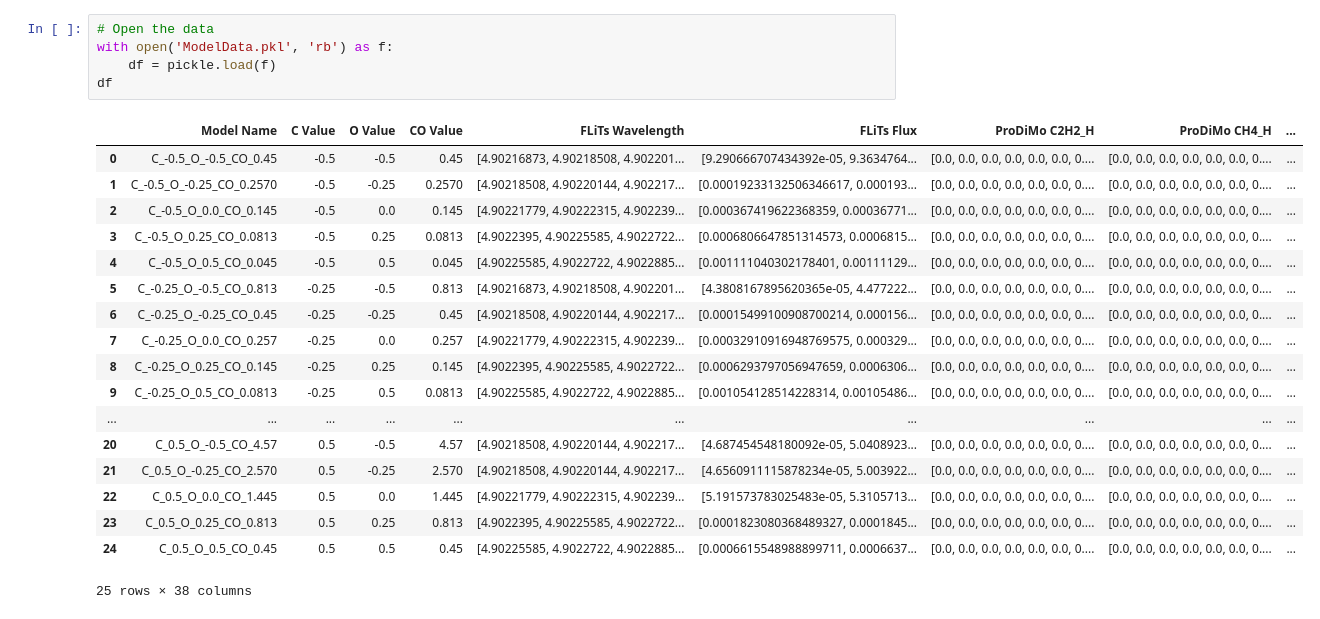
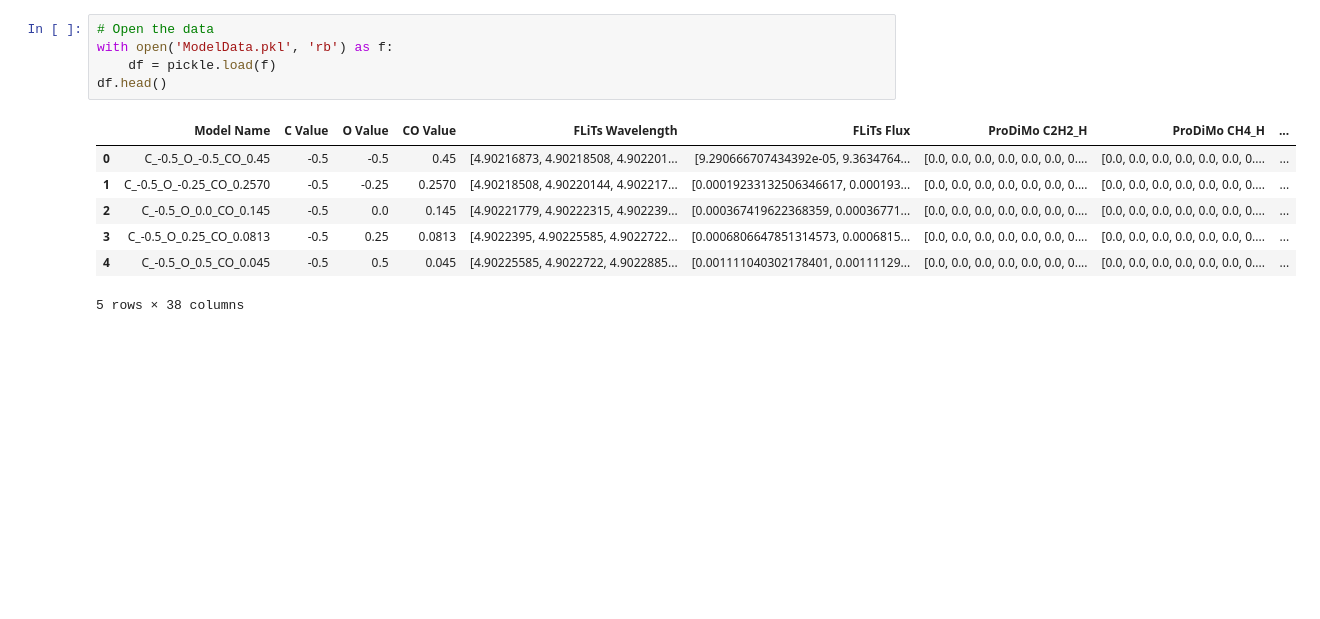
Before and after one commit to nielsklerk/BRP, a Jupyter notebook: ClassifySpectralRegions.ipynb, the cells around one changed output. Cells and saved outputs as stored; diff of their text form; blank space fills up the shorter version.

```diff
--- a/ClassifySpectralRegions.ipynb
+++ b/ClassifySpectralRegions.ipynb
@@ -58,24 +89,13 @@ def spectral_window(min_wl, max_wl, window_size):
 # %%
 # Open the data
 with open('ModelData.pkl', 'rb') as f:
     df = pickle.load(f)
-df
+df.head()
 # %% [output]
 |  | Model Name | C Value | O Value | CO Value | FLiTs Wavelength | FLiTs Flux | ProDiMo C2H2_H | ProDiMo CH4_H | ... |
 | 0 | C_-0.5_O_-0.5_CO_0.45 | -0.5 | -0.5 | 0.45 | [4.90216873, 4.90218508, 4.902201... | [9.290666707434392e-05, 9.3634764... | [0.0, 0.0, 0.0, 0.0, 0.0, 0.0, 0.... | [0.0, 0.0, 0.0, 0.0, 0.0, 0.0, 0.... | ... |
 | 1 | C_-0.5_O_-0.25_CO_0.2570 | -0.5 | -0.25 | 0.2570 | [4.90218508, 4.90220144, 4.902217... | [0.00019233132506346617, 0.000193... | [0.0, 0.0, 0.0, 0.0, 0.0, 0.0, 0.... | [0.0, 0.0, 0.0, 0.0, 0.0, 0.0, 0.... | ... |
 | 2 | C_-0.5_O_0.0_CO_0.145 | -0.5 | 0.0 | 0.145 | [4.90221779, 4.90222315, 4.902239... | [0.000367419622368359, 0.00036771... | [0.0, 0.0, 0.0, 0.0, 0.0, 0.0, 0.... | [0.0, 0.0, 0.0, 0.0, 0.0, 0.0, 0.... | ... |
 | 3 | C_-0.5_O_0.25_CO_0.0813 | -0.5 | 0.25 | 0.0813 | [4.9022395, 4.90225585, 4.9022722... | [0.0006806647851314573, 0.0006815... | [0.0, 0.0, 0.0, 0.0, 0.0, 0.0, 0.... | [0.0, 0.0, 0.0, 0.0, 0.0, 0.0, 0.... | ... |
 | 4 | C_-0.5_O_0.5_CO_0.045 | -0.5 | 0.5 | 0.045 | [4.90225585, 4.9022722, 4.9022885... | [0.001111040302178401, 0.00111129... | [0.0, 0.0, 0.0, 0.0, 0.0, 0.0, 0.... | [0.0, 0.0, 0.0, 0.0, 0.0, 0.0, 0.... | ... |
-| 5 | C_-0.25_O_-0.5_CO_0.813 | -0.25 | -0.5 | 0.813 | [4.90216873, 4.90218508, 4.902201... | [4.3808167895620365e-05, 4.477222... | [0.0, 0.0, 0.0, 0.0, 0.0, 0.0, 0.... | [0.0, 0.0, 0.0, 0.0, 0.0, 0.0, 0.... | ... |
-| 6 | C_-0.25_O_-0.25_CO_0.45 | -0.25 | -0.25 | 0.45 | [4.90218508, 4.90220144, 4.902217... | [0.00015499100908700214, 0.000156... | [0.0, 0.0, 0.0, 0.0, 0.0, 0.0, 0.... | [0.0, 0.0, 0.0, 0.0, 0.0, 0.0, 0.... | ... |
-| 7 | C_-0.25_O_0.0_CO_0.257 | -0.25 | 0.0 | 0.257 | [4.90221779, 4.90222315, 4.902239... | [0.00032910916948769575, 0.000329... | [0.0, 0.0, 0.0, 0.0, 0.0, 0.0, 0.... | [0.0, 0.0, 0.0, 0.0, 0.0, 0.0, 0.... | ... |
-| 8 | C_-0.25_O_0.25_CO_0.145 | -0.25 | 0.25 | 0.145 | [4.9022395, 4.90225585, 4.9022722... | [0.0006293797056947659, 0.0006306... | [0.0, 0.0, 0.0, 0.0, 0.0, 0.0, 0.... | [0.0, 0.0, 0.0, 0.0, 0.0, 0.0, 0.... | ... |
-| 9 | C_-0.25_O_0.5_CO_0.0813 | -0.25 | 0.5 | 0.0813 | [4.90225585, 4.9022722, 4.9022885... | [0.001054128514228314, 0.00105486... | [0.0, 0.0, 0.0, 0.0, 0.0, 0.0, 0.... | [0.0, 0.0, 0.0, 0.0, 0.0, 0.0, 0.... | ... |
-| ... | ... | ... | ... | ... | ... | ... | ... | ... | ... |
-| 20 | C_0.5_O_-0.5_CO_4.57 | 0.5 | -0.5 | 4.57 | [4.90218508, 4.90220144, 4.902217... | [4.687454548180092e-05, 5.0408923... | [0.0, 0.0, 0.0, 0.0, 0.0, 0.0, 0.... | [0.0, 0.0, 0.0, 0.0, 0.0, 0.0, 0.... | ... |
-| 21 | C_0.5_O_-0.25_CO_2.570 | 0.5 | -0.25 | 2.570 | [4.90218508, 4.90220144, 4.902217... | [4.6560911115878234e-05, 5.003922... | [0.0, 0.0, 0.0, 0.0, 0.0, 0.0, 0.... | [0.0, 0.0, 0.0, 0.0, 0.0, 0.0, 0.... | ... |
-| 22 | C_0.5_O_0.0_CO_1.445 | 0.5 | 0.0 | 1.445 | [4.90221779, 4.90222315, 4.902239... | [5.191573783025483e-05, 5.3105713... | [0.0, 0.0, 0.0, 0.0, 0.0, 0.0, 0.... | [0.0, 0.0, 0.0, 0.0, 0.0, 0.0, 0.... | ... |
-| 23 | C_0.5_O_0.25_CO_0.813 | 0.5 | 0.25 | 0.813 | [4.9022395, 4.90225585, 4.9022722... | [0.0001823080368489327, 0.0001845... | [0.0, 0.0, 0.0, 0.0, 0.0, 0.0, 0.... | [0.0, 0.0, 0.0, 0.0, 0.0, 0.0, 0.... | ... |
-| 24 | C_0.5_O_0.5_CO_0.45 | 0.5 | 0.5 | 0.45 | [4.90225585, 4.9022722, 4.9022885... | [0.0006615548988899711, 0.0006637... | [0.0, 0.0, 0.0, 0.0, 0.0, 0.0, 0.... | [0.0, 0.0, 0.0, 0.0, 0.0, 0.0, 0.... | ... |
-25 rows × 38 columns
+5 rows × 38 columns
```
Also changed, not shown: parts of 9 cells of this notebook, 8 other files.
